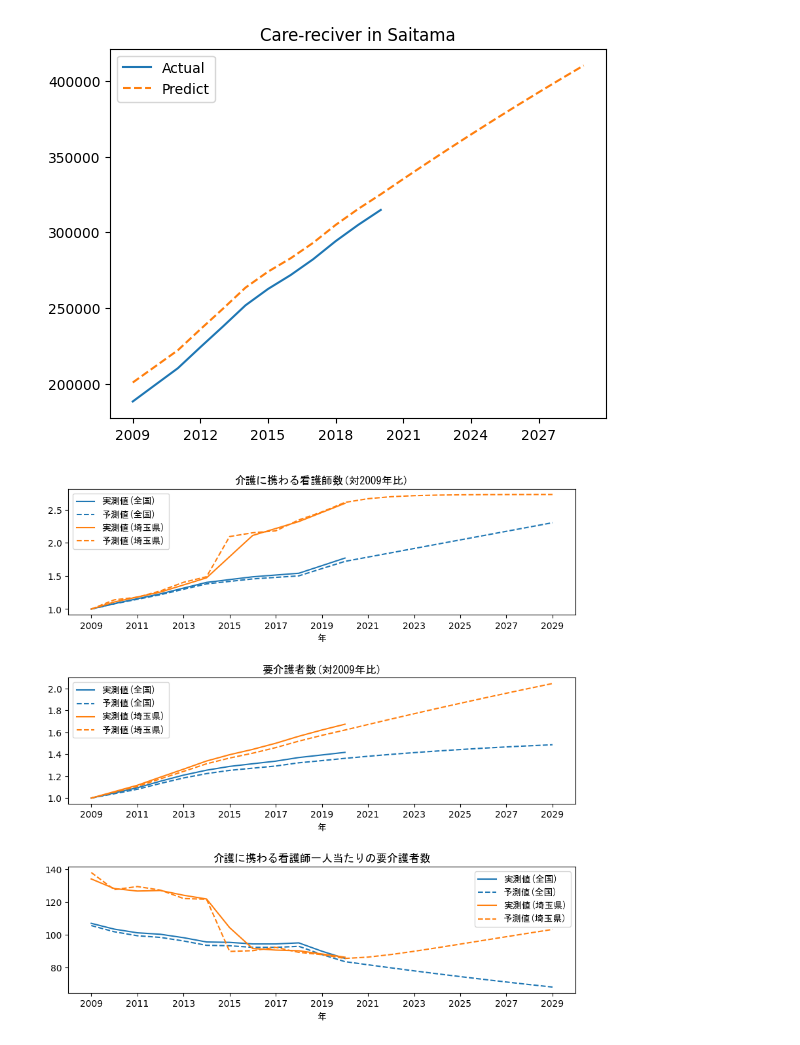
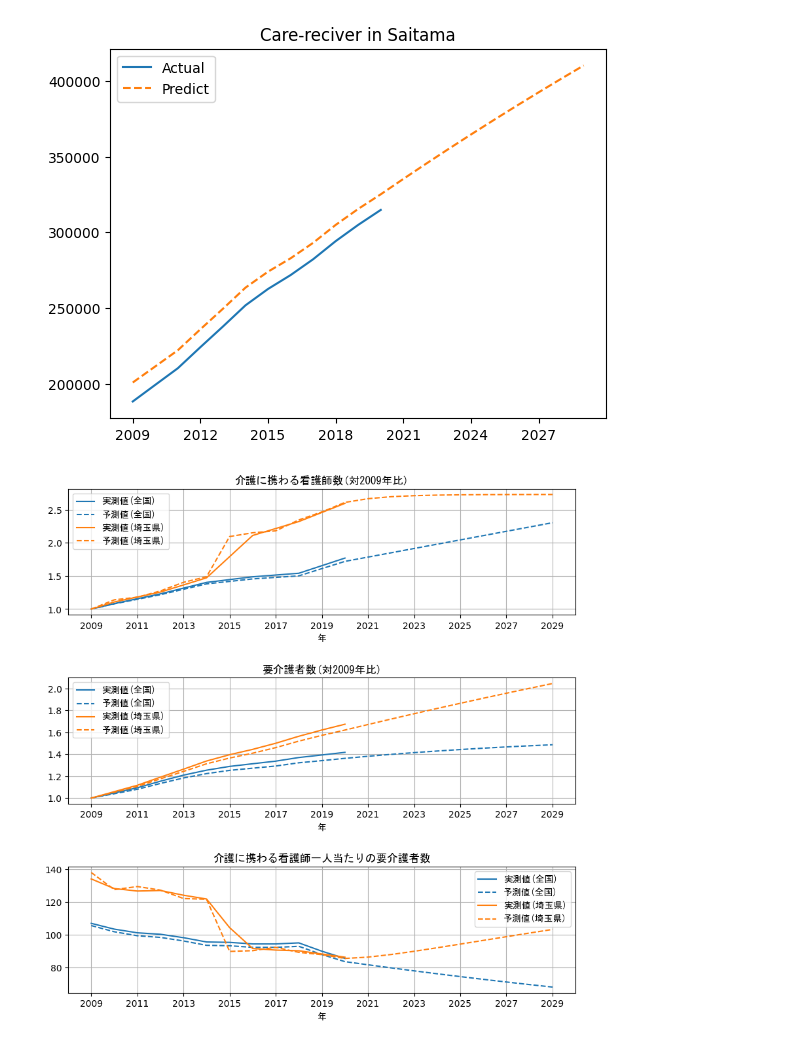
Before and after one commit to naokey-on-saitama/basic_data_science, a Jupyter notebook: ARIMA.ipynb, the cells around one changed output. Cells and saved outputs as stored; diff of their text form; code cells hidden in the pictures.

Commit message:
update figures

```diff
--- a/ARIMA.ipynb
+++ b/ARIMA.ipynb
@@ -90,31 +90,32 @@ y_saitama_act = df_req_stm["Actual"] / df_req_stm.loc[2009, "Actual"]
 y_saitama_prd = df_req_stm["ARIMA"] / df_req_stm.loc[2009, "ARIMA"]
 
 ax[1].plot(x, y_total_act, label="実測値(全国)", color="C0")
 ax[1].plot(x, y_total_prd, label="予測値(全国)", color="C0", linestyle="--")
 ax[1].plot(x, y_saitama_act, label="実測値(埼玉県)", color="C1")
 ax[1].plot(x, y_saitama_prd, label="予測値(埼玉県)", color="C1", linestyle="--")
 ax[1].set_title("要介護者数(対2009年比)", family="MS Gothic")
 
 
 # 看護師一人当たりの負担をプロット
 y_total_act = df_req_ttl["Actual"] / df_nrs_ttl["Actual"]
 y_total_prd = df_req_ttl["ARIMA"] / df_nrs_ttl["ARIMA"]
 y_saitama_act = df_req_stm["Actual"] / df_nrs_stm["Actual"]
 y_saitama_prd = df_req_stm["ARIMA"] / df_nrs_stm["ARIMA"]
 
 ax[2].plot(x, y_total_act, label="実測値(全国)", color="C0")
 ax[2].plot(x, y_total_prd, label="予測値(全国)", color="C0", linestyle="--")
 ax[2].plot(x, y_saitama_act, label="実測値(埼玉県)", color="C1")
 ax[2].plot(x, y_saitama_prd, label="予測値(埼玉県)", color="C1", linestyle="--")
 ax[2].set_title("介護に携わる看護師一人当たりの要介護者数", family="MS Gothic")
 
 
 for i in ax:
     i.set_xticks([2009+i for i in range(0, len(x), 2)])
     i.set_xlabel("年", family="MS Gothic")
     i.legend(prop={"family": "MS Gothic"})
+    i.grid()
 
 plt.savefig("img/pred.png", format="png")
 plt.show()
 # %% [output]
-[figure, old version]
+[figure, new version]
```
Also changed, not shown: 4 other files.
